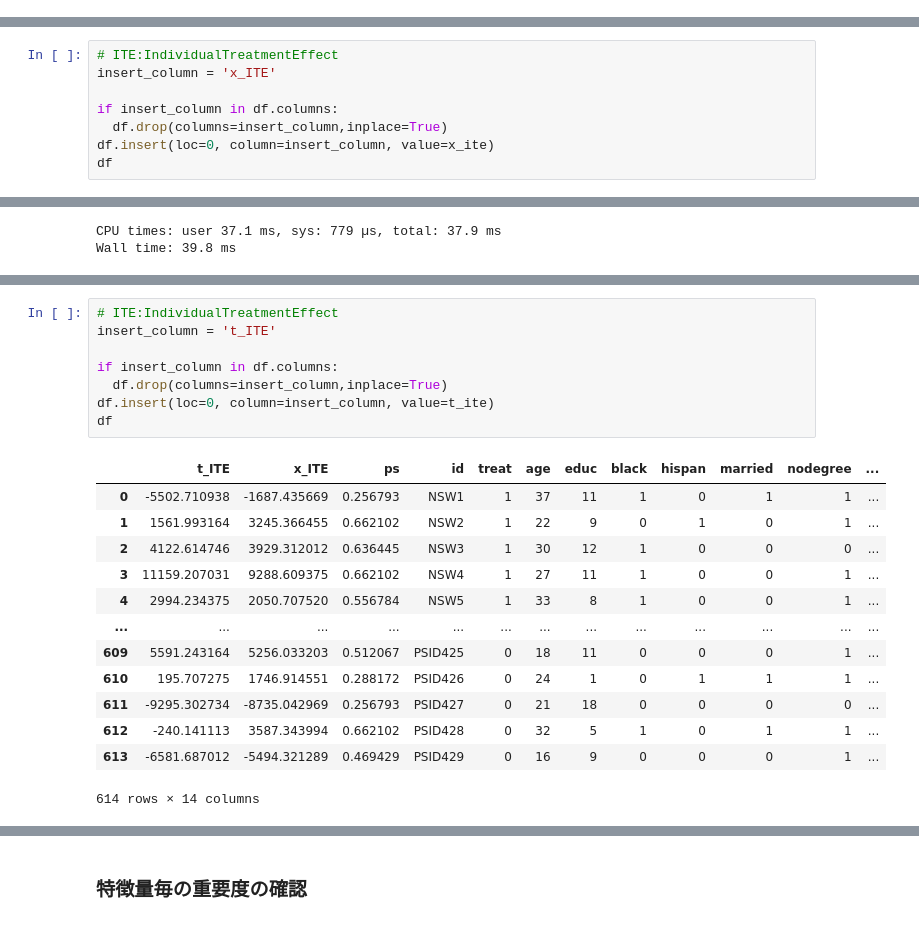
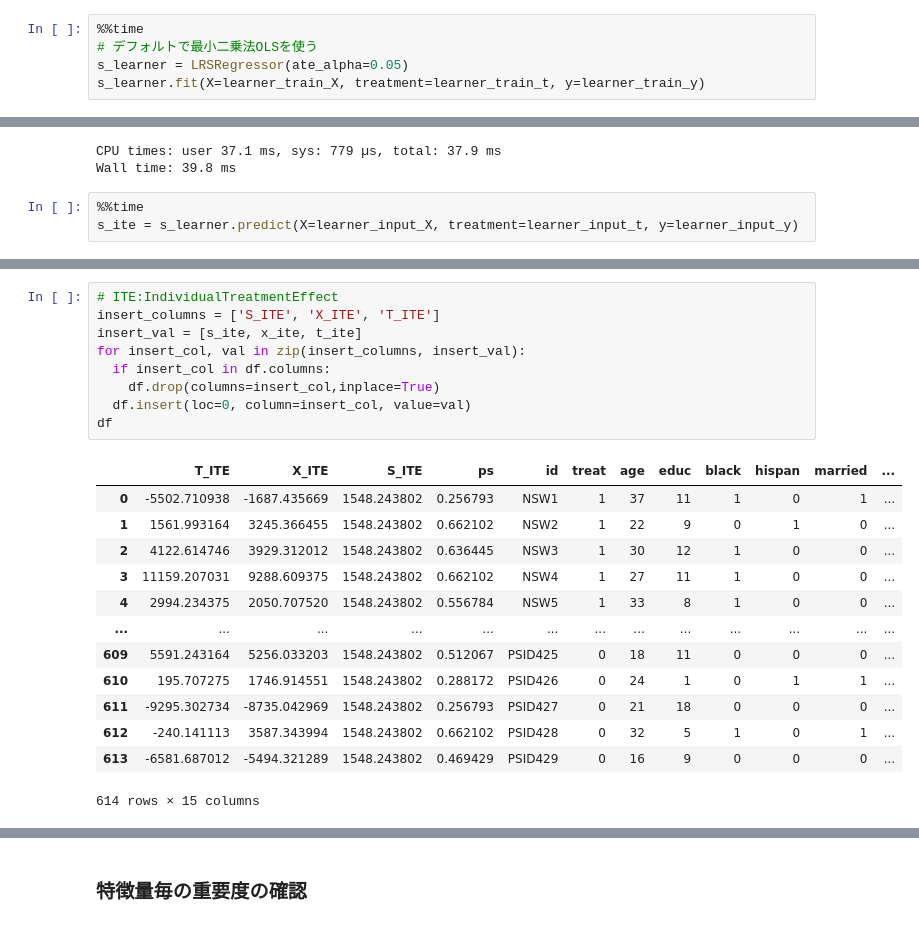
Before and after one commit to Itsuki-Hamano123/practice-casualeffect, a Jupyter notebook: jobs_causality/jobs_causalml.ipynb, the cells around one changed output, grey strips where cells are left out. Saved outputs shown, nothing was run; the diff lists cells and outputs as text.

```diff
--- a/jobs_causality/jobs_causalml.ipynb
+++ b/jobs_causality/jobs_causalml.ipynb
@@ -219,3 +219,8 @@ t_learner.fit(X=learner_train_X, treatment=learner_train_t, y=learner_train_y)
 [01:17:38] WARNING: /workspace/src/objective/regression_obj.cu:152: reg:linear is now deprecated in favor of reg:squarederror.
 CPU times: user 311 ms, sys: 9.61 ms, total: 320 ms
 Wall time: 320 ms
+# %%
+%%time
+# デフォルトで最小二乗法OLSを使う
+s_learner = LRSRegressor(ate_alpha=0.05)
+s_learner.fit(X=learner_train_X, treatment=learner_train_t, y=learner_train_y)
@@ -274,11 +290,3 @@ x_ite = x_learner.predict(X=learner_input_X, treatment=learner_input_t,
 # %% [output]
 CPU times: user 54 ms, sys: 729 µs, total: 54.7 ms
 Wall time: 57.8 ms
-# %%
-# ITE:IndividualTreatmentEffect
-insert_column = 'x_ITE'
-
-if insert_column in df.columns:
-  df.drop(columns=insert_column,inplace=True)
-df.insert(loc=0, column=insert_column, value=x_ite)
-df
@@ -302,3 +296,6 @@ t_ite = t_learner.predict(X=learner_input_X, treatment=learner_input_t, y=learne
 # %% [output]
 CPU times: user 37.1 ms, sys: 779 µs, total: 37.9 ms
 Wall time: 39.8 ms
+# %%
+%%time
+s_ite = s_learner.predict(X=learner_input_X, treatment=learner_input_t, y=learner_input_y)
@@ -305,25 +305,26 @@ Wall time: 39.8 ms
 # %%
 # ITE:IndividualTreatmentEffect
-insert_column = 't_ITE'
-
-if insert_column in df.columns:
-  df.drop(columns=insert_column,inplace=True)
-df.insert(loc=0, column=insert_column, value=t_ite)
+insert_columns = ['S_ITE', 'X_ITE', 'T_ITE']
+insert_val = [s_ite, x_ite, t_ite]
+for insert_col, val in zip(insert_columns, insert_val):
+  if insert_col in df.columns:
+    df.drop(columns=insert_col,inplace=True)
+  df.insert(loc=0, column=insert_col, value=val)
 df
 # %% [output]
-|  | t_ITE | x_ITE | ps | id | treat | age | educ | black | hispan | married | nodegree | ... |
-| 0 | -5502.710938 | -1687.435669 | 0.256793 | NSW1 | 1 | 37 | 11 | 1 | 0 | 1 | 1 | ... |
-| 1 | 1561.993164 | 3245.366455 | 0.662102 | NSW2 | 1 | 22 | 9 | 0 | 1 | 0 | 1 | ... |
-| 2 | 4122.614746 | 3929.312012 | 0.636445 | NSW3 | 1 | 30 | 12 | 1 | 0 | 0 | 0 | ... |
-| 3 | 11159.207031 | 9288.609375 | 0.662102 | NSW4 | 1 | 27 | 11 | 1 | 0 | 0 | 1 | ... |
-| 4 | 2994.234375 | 2050.707520 | 0.556784 | NSW5 | 1 | 33 | 8 | 1 | 0 | 0 | 1 | ... |
+|  | T_ITE | X_ITE | S_ITE | ps | id | treat | age | educ | black | hispan | married | ... |
+| 0 | -5502.710938 | -1687.435669 | 1548.243802 | 0.256793 | NSW1 | 1 | 37 | 11 | 1 | 0 | 1 | ... |
+| 1 | 1561.993164 | 3245.366455 | 1548.243802 | 0.662102 | NSW2 | 1 | 22 | 9 | 0 | 1 | 0 | ... |
+| 2 | 4122.614746 | 3929.312012 | 1548.243802 | 0.636445 | NSW3 | 1 | 30 | 12 | 1 | 0 | 0 | ... |
+| 3 | 11159.207031 | 9288.609375 | 1548.243802 | 0.662102 | NSW4 | 1 | 27 | 11 | 1 | 0 | 0 | ... |
+| 4 | 2994.234375 | 2050.707520 | 1548.243802 | 0.556784 | NSW5 | 1 | 33 | 8 | 1 | 0 | 0 | ... |
 | ... | ... | ... | ... | ... | ... | ... | ... | ... | ... | ... | ... | ... |
-| 609 | 5591.243164 | 5256.033203 | 0.512067 | PSID425 | 0 | 18 | 11 | 0 | 0 | 0 | 1 | ... |
-| 610 | 195.707275 | 1746.914551 | 0.288172 | PSID426 | 0 | 24 | 1 | 0 | 1 | 1 | 1 | ... |
-| 611 | -9295.302734 | -8735.042969 | 0.256793 | PSID427 | 0 | 21 | 18 | 0 | 0 | 0 | 0 | ... |
-| 612 | -240.141113 | 3587.343994 | 0.662102 | PSID428 | 0 | 32 | 5 | 1 | 0 | 1 | 1 | ... |
-| 613 | -6581.687012 | -5494.321289 | 0.469429 | PSID429 | 0 | 16 | 9 | 0 | 0 | 0 | 1 | ... |
+| 609 | 5591.243164 | 5256.033203 | 1548.243802 | 0.512067 | PSID425 | 0 | 18 | 11 | 0 | 0 | 0 | ... |
+| 610 | 195.707275 | 1746.914551 | 1548.243802 | 0.288172 | PSID426 | 0 | 24 | 1 | 0 | 1 | 1 | ... |
+| 611 | -9295.302734 | -8735.042969 | 1548.243802 | 0.256793 | PSID427 | 0 | 21 | 18 | 0 | 0 | 0 | ... |
+| 612 | -240.141113 | 3587.343994 | 1548.243802 | 0.662102 | PSID428 | 0 | 32 | 5 | 1 | 0 | 1 | ... |
+| 613 | -6581.687012 | -5494.321289 | 1548.243802 | 0.469429 | PSID429 | 0 | 16 | 9 | 0 | 0 | 0 | ... |
-614 rows × 14 columns
+614 rows × 15 columns
 # %%
 alpha=0.2
 bins=30
```
Also changed, not shown: parts of 12 cells of this notebook.
